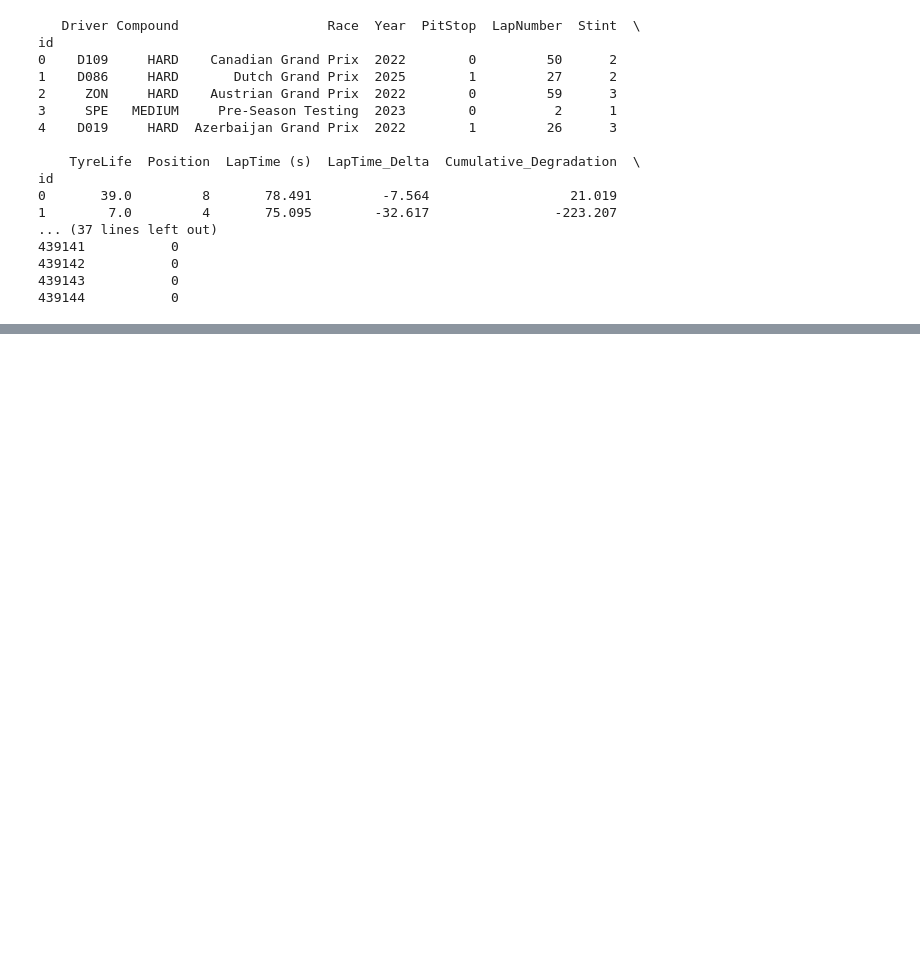
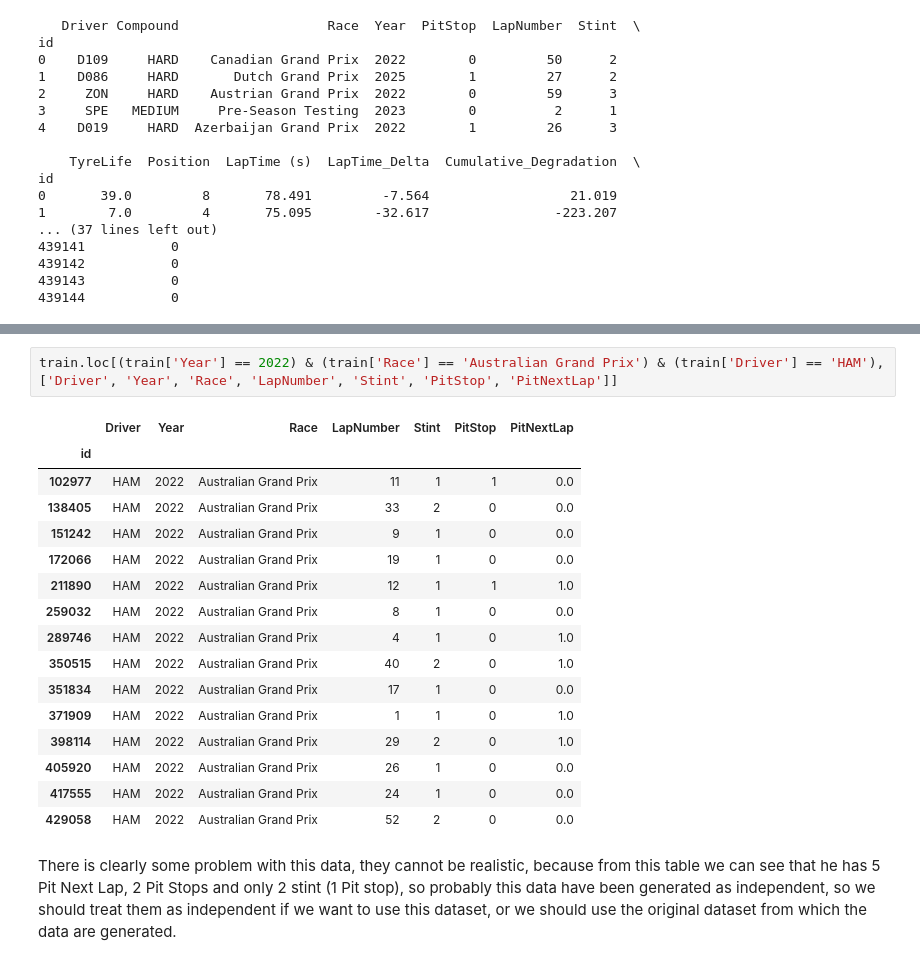
Before and after one commit to andreros24/F1, a Jupyter notebook: F1.ipynb, the cells around one changed output, grey strips where cells are left out. Cells and saved outputs as stored; diff of their text form; blank space fills up the shorter version.

```diff
--- a/F1.ipynb
+++ b/F1.ipynb
@@ -63,0 +162,24 @@ None
+# %%
+train.loc[(train['Year'] == 2022) & (train['Race'] == 'Australian Grand Prix') & (train['Driver'] == 'HAM'), ['Driver', 'Year', 'Race', 'LapNumber', 'Stint', 'PitStop', 'PitNextLap']]
+# %% [output]
+|  | Driver | Year | Race | LapNumber | Stint | PitStop | PitNextLap |
+| id |  |  |  |  |  |  |  |
+| 102977 | HAM | 2022 | Australian Grand Prix | 11 | 1 | 1 | 0.0 |
+| 138405 | HAM | 2022 | Australian Grand Prix | 33 | 2 | 0 | 0.0 |
+| 151242 | HAM | 2022 | Australian Grand Prix | 9 | 1 | 0 | 0.0 |
+| 172066 | HAM | 2022 | Australian Grand Prix | 19 | 1 | 0 | 0.0 |
+| 211890 | HAM | 2022 | Australian Grand Prix | 12 | 1 | 1 | 1.0 |
+| 259032 | HAM | 2022 | Australian Grand Prix | 8 | 1 | 0 | 0.0 |
+| 289746 | HAM | 2022 | Australian Grand Prix | 4 | 1 | 0 | 1.0 |
+| 350515 | HAM | 2022 | Australian Grand Prix | 40 | 2 | 0 | 1.0 |
+| 351834 | HAM | 2022 | Australian Grand Prix | 17 | 1 | 0 | 0.0 |
+| 371909 | HAM | 2022 | Australian Grand Prix | 1 | 1 | 0 | 1.0 |
+| 398114 | HAM | 2022 | Australian Grand Prix | 29 | 2 | 0 | 1.0 |
+| 405920 | HAM | 2022 | Australian Grand Prix | 26 | 1 | 0 | 0.0 |
+| 417555 | HAM | 2022 | Australian Grand Prix | 24 | 1 | 0 | 0.0 |
+| 429058 | HAM | 2022 | Australian Grand Prix | 52 | 2 | 0 | 0.0 |
+# %% [markdown]
+There is clearly some problem with this data, they cannot be realistic, because from this table
+we can see that he has 5 Pit Next Lap, 2 Pit Stops and only 2 stint (1 Pit stop), so
+probably this data have been generated as independent, so we should treat them as independent
+if we want to use this dataset, or we should use the original dataset from which the data are generated.
```
Also changed, not shown: parts of 17 cells of this notebook.
